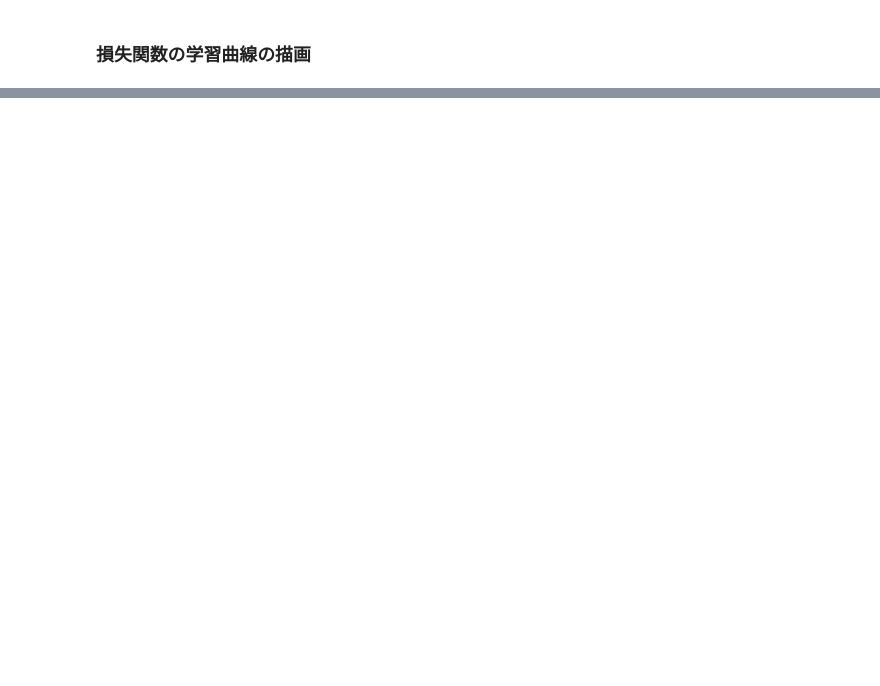
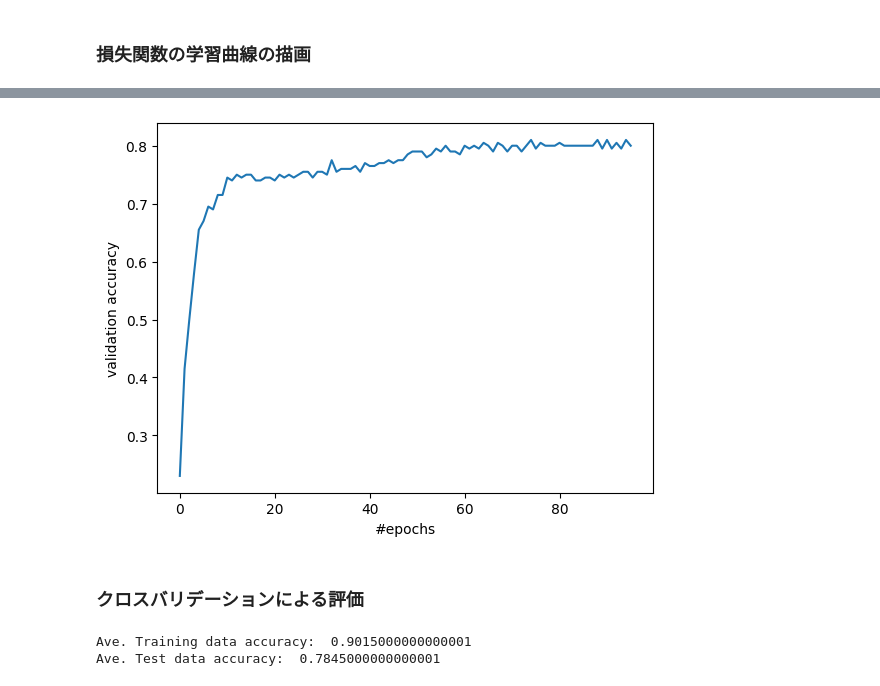
Before and after one commit to f-ken351/AIcourse2025, a Jupyter notebook: ch6-1.ipynb, the cells around one changed output, grey strips where cells are left out. Drawn from its saved outputs; the diff is of its cells as text; code cells hidden in the pictures; blank space fills up the shorter version.

```diff
--- a/ch6-1.ipynb
+++ b/ch6-1.ipynb
@@ -67,0 +52,16 @@ accuracy for test data: 73.50%
+# %%
+plt.plot(mlp.validation_scores_)
+plt.xlabel("#epochs")
+plt.ylabel("validation accuracy")
+plt.show()
+# %% [output]
+[figure, added]
+# %% [markdown]
+### クロスバリデーションによる評価
+# %%
+scores = cross_validate(mlp, X_pca, y, cv=5, return_train_score=True)
+print("Ave. Training data accuracy: ", np.average(scores['train_score']))
+print("Ave. Test data accuracy: ", np.average(scores['test_score']))
+# %% [output]
+Ave. Training data accuracy:  0.9015000000000001
+Ave. Test data accuracy:  0.7845000000000001
```
Also changed, not shown: parts of 7 cells of this notebook.
